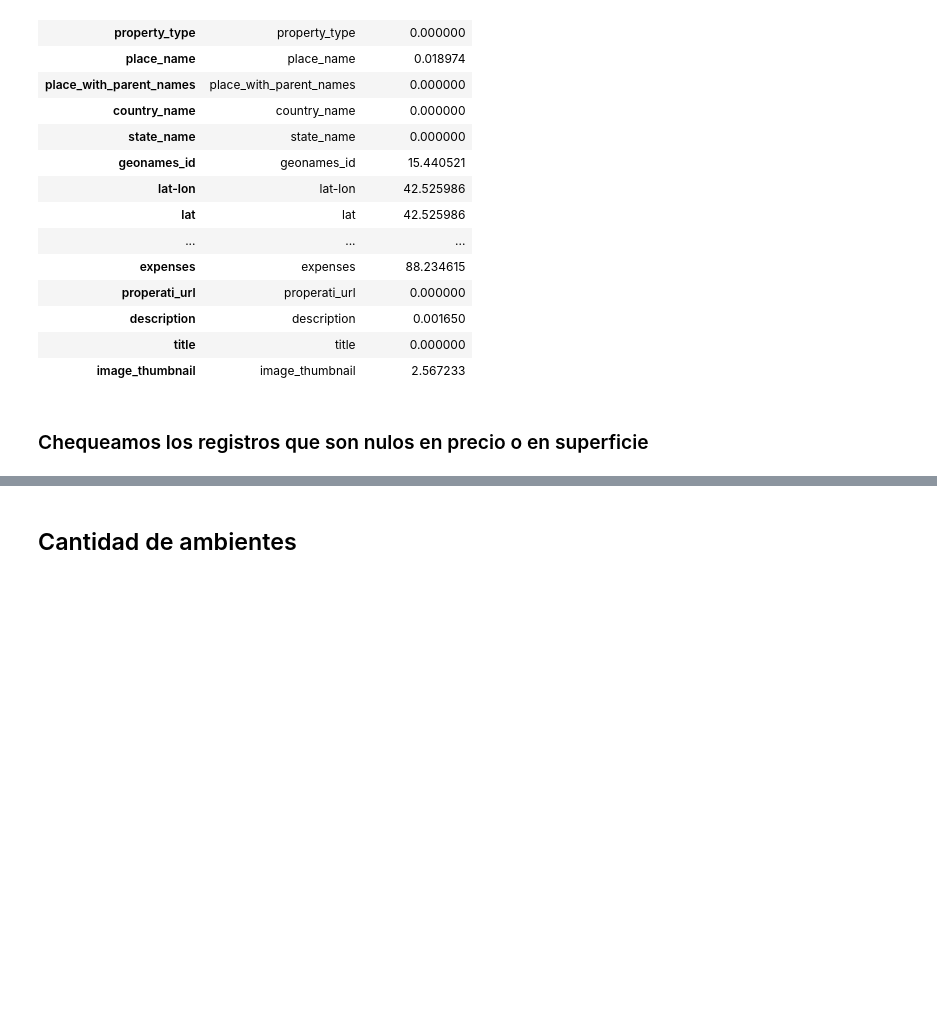
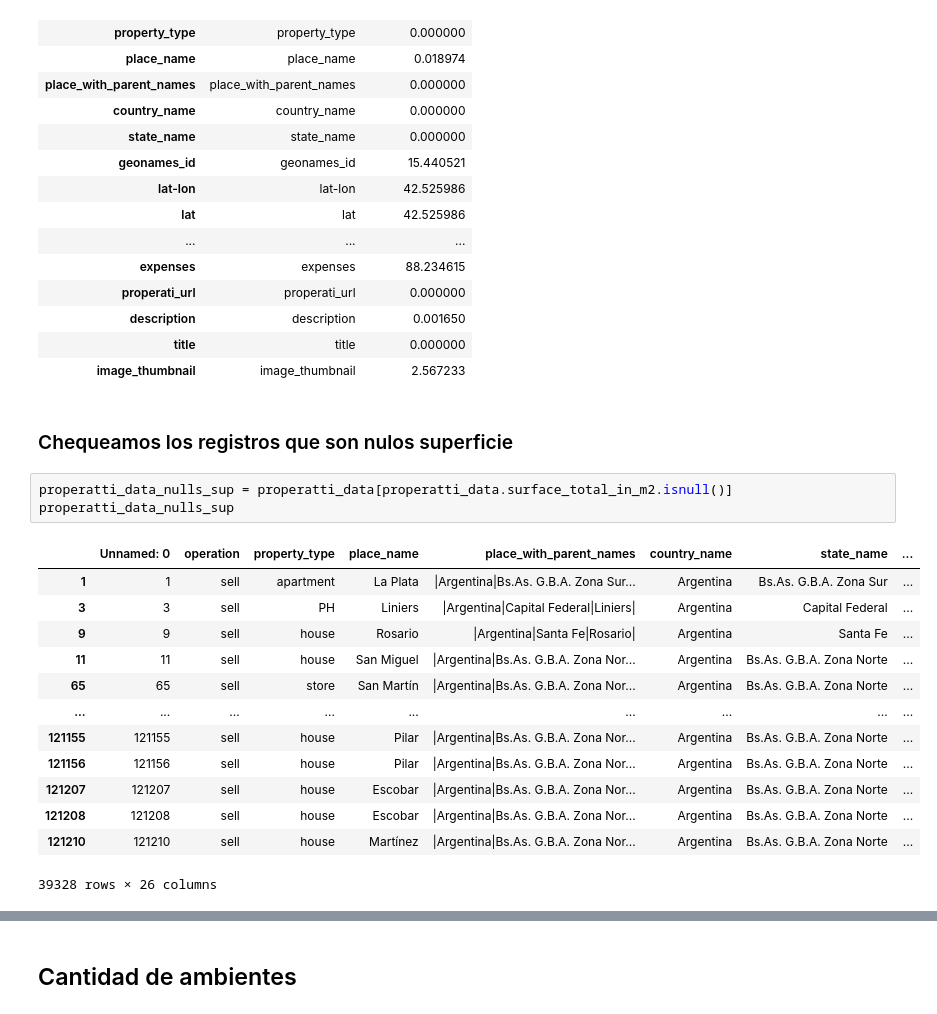
Before and after one commit to snjauregui/kaggle-courses, a Jupyter notebook: TP1_Properati.ipynb, the cells around one changed output, grey strips where cells are left out. Saved outputs shown, nothing was run; the diff lists cells and outputs as text; blank space fills up the shorter version.

```diff
--- a/TP1_Properati.ipynb
+++ b/TP1_Properati.ipynb
@@ -139,5 +139,22 @@ missing_value_df
 | title | title | 0.000000 |
 | image_thumbnail | image_thumbnail | 2.567233 |
 # %% [markdown]
-### Chequeamos los registros que son nulos en precio o en superficie
+### Chequeamos los registros que son nulos superficie
+# %%
+properatti_data_nulls_sup = properatti_data[properatti_data.surface_total_in_m2.isnull()]
+properatti_data_nulls_sup
+# %% [output]
+|  | Unnamed: 0 | operation | property_type | place_name | place_with_parent_names | country_name | state_name | ... |
+| 1 | 1 | sell | apartment | La Plata | |Argentina|Bs.As. G.B.A. Zona Sur... | Argentina | Bs.As. G.B.A. Zona Sur | ... |
+| 3 | 3 | sell | PH | Liniers | |Argentina|Capital Federal|Liniers| | Argentina | Capital Federal | ... |
+| 9 | 9 | sell | house | Rosario | |Argentina|Santa Fe|Rosario| | Argentina | Santa Fe | ... |
+| 11 | 11 | sell | house | San Miguel | |Argentina|Bs.As. G.B.A. Zona Nor... | Argentina | Bs.As. G.B.A. Zona Norte | ... |
+| 65 | 65 | sell | store | San Martín | |Argentina|Bs.As. G.B.A. Zona Nor... | Argentina | Bs.As. G.B.A. Zona Norte | ... |
+| ... | ... | ... | ... | ... | ... | ... | ... | ... |
+| 121155 | 121155 | sell | house | Pilar | |Argentina|Bs.As. G.B.A. Zona Nor... | Argentina | Bs.As. G.B.A. Zona Norte | ... |
+| 121156 | 121156 | sell | house | Pilar | |Argentina|Bs.As. G.B.A. Zona Nor... | Argentina | Bs.As. G.B.A. Zona Norte | ... |
+| 121207 | 121207 | sell | house | Escobar | |Argentina|Bs.As. G.B.A. Zona Nor... | Argentina | Bs.As. G.B.A. Zona Norte | ... |
+| 121208 | 121208 | sell | house | Escobar | |Argentina|Bs.As. G.B.A. Zona Nor... | Argentina | Bs.As. G.B.A. Zona Norte | ... |
+| 121210 | 121210 | sell | house | Martínez | |Argentina|Bs.As. G.B.A. Zona Nor... | Argentina | Bs.As. G.B.A. Zona Norte | ... |
+39328 rows × 26 columns
 # %%
```
Also changed, not shown: parts of 6 cells of this notebook.
